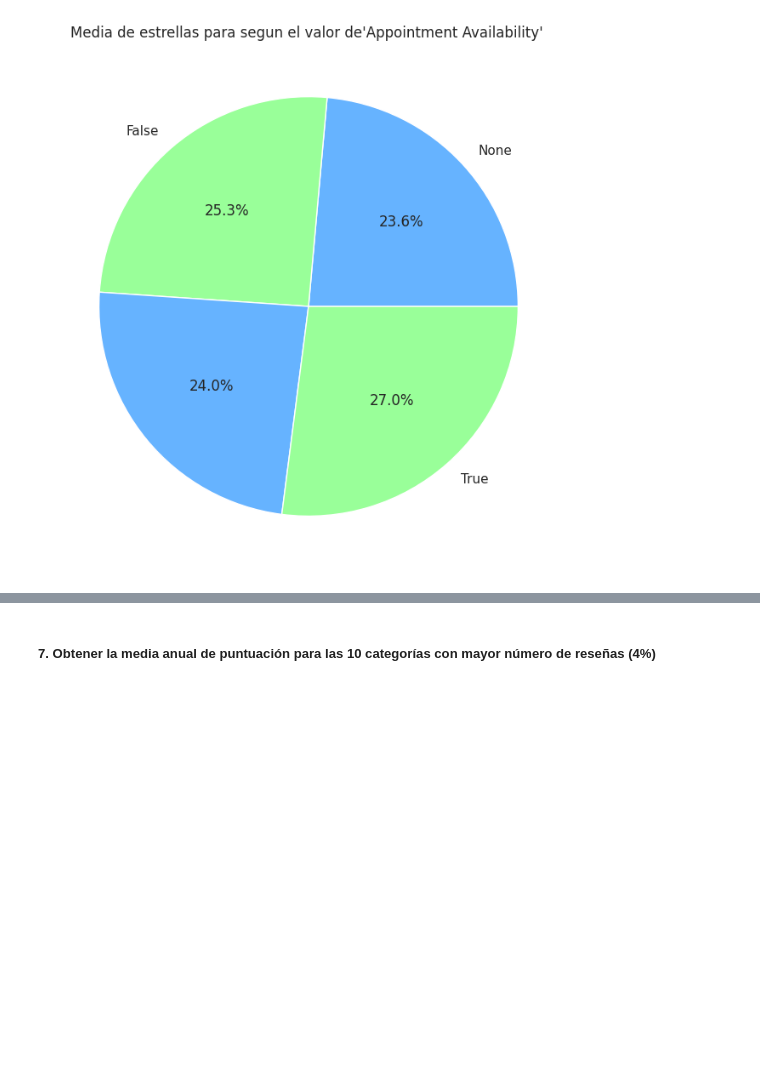
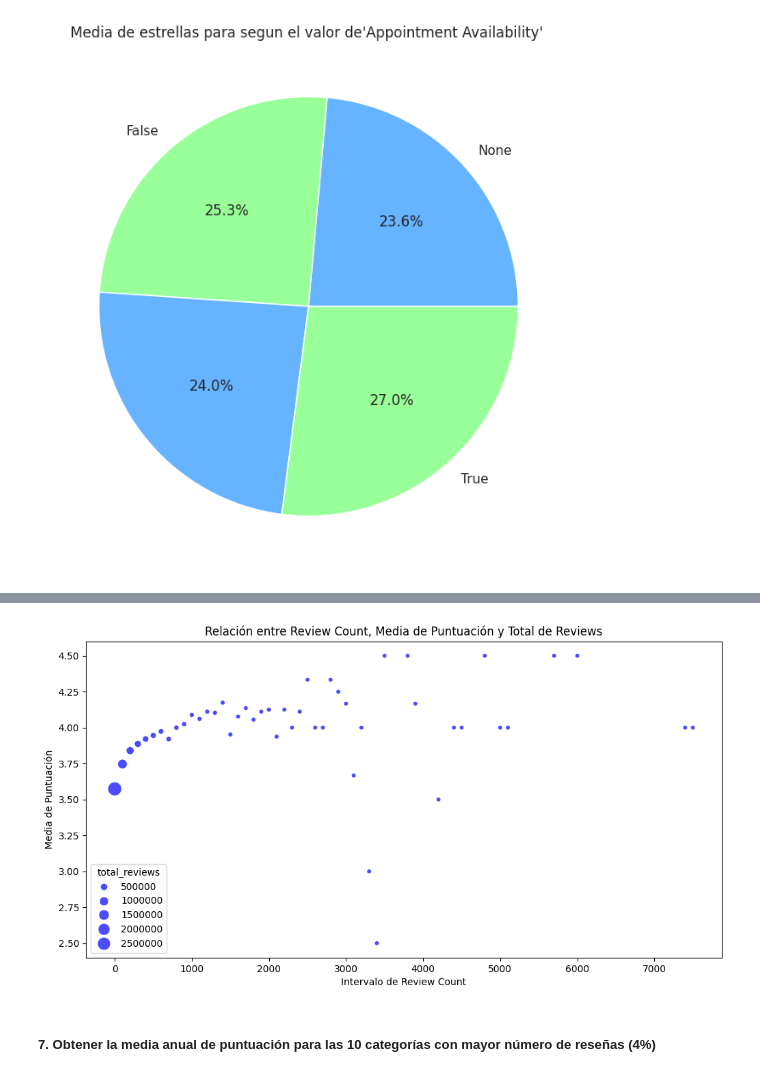
Before and after one commit to EndikaEiros/Yelp_Proyecto, a Jupyter notebook: consultas_spark.ipynb, the cells around one changed output, grey strips where cells are left out. Drawn from its saved outputs; the diff is of its cells as text; code cells hidden in the pictures; blank space fills up the shorter version.

```diff
--- a/consultas_spark.ipynb
+++ b/consultas_spark.ipynb
@@ -530,3 +494,15 @@ plt.title("Media de estrellas para segun el valor de'Appointment Availability' "
 plt.show()
 # %% [output]
 [figure]
+# %%
+# Agregar la columna "review_count_interval" al DataFrame
+df_business = df_business.withColumn("review_count_interval", (floor(df_business["review_count"] / 100) * 100).cast("int")).orderBy(col("review_count_interval"))
+
+# Calcular la media y la suma de puntuación para cada intervalo de review_count
+result6 = df_business.groupBy("review_count_interval").agg(
+    mean("stars").alias("media_puntuacion"),
+    sum("review_count").alias("total_reviews")
+)
+
+# Mostrar el resultado
+result6.show(4400)
@@ -533,3 +527,16 @@ plt.show()
+# %%
+# Convertir los resultados a Pandas DataFrame para Seaborn
+result_pd = result6.toPandas()
+
+# Crear el gráfico de dispersión utilizando Seaborn
+plt.figure(figsize=(12, 6))
+sns.scatterplot(x="review_count_interval", y="media_puntuacion", size="total_reviews", sizes=(20, 200), data=result_pd, color="blue", alpha=0.7)
+plt.title("Relación entre Review Count, Media de Puntuación y Total de Reviews")
+plt.xlabel("Intervalo de Review Count")
+plt.ylabel("Media de Puntuación")
+plt.show()
+# %% [output]
+[figure, added]
 # %% [markdown]
 ##### 7. Obtener la media anual de puntuación para las 10 categorías con mayor número de reseñas (4%)
 # %%
```
Also changed, not shown: parts of 5 cells of this notebook, 16 other files.
